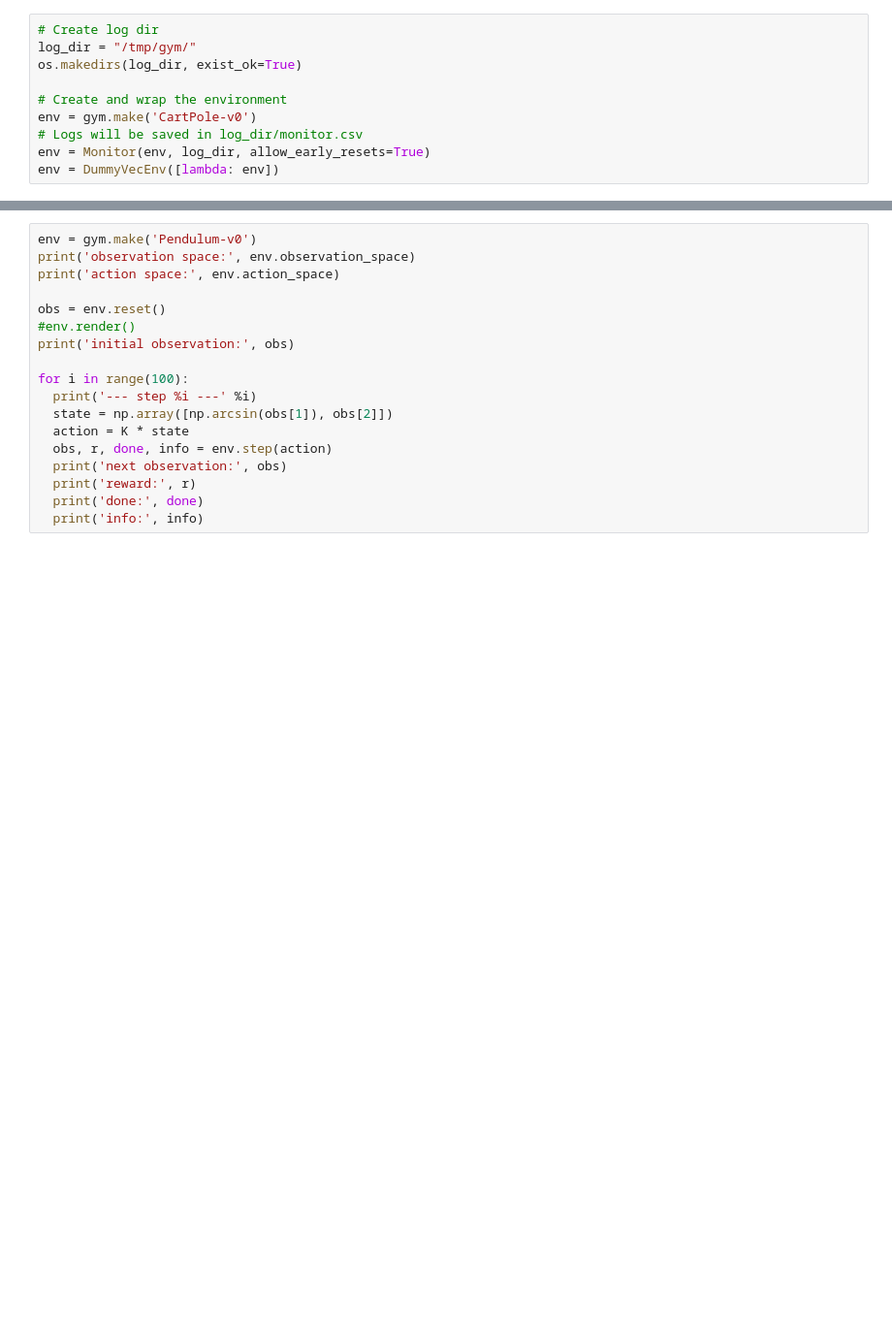
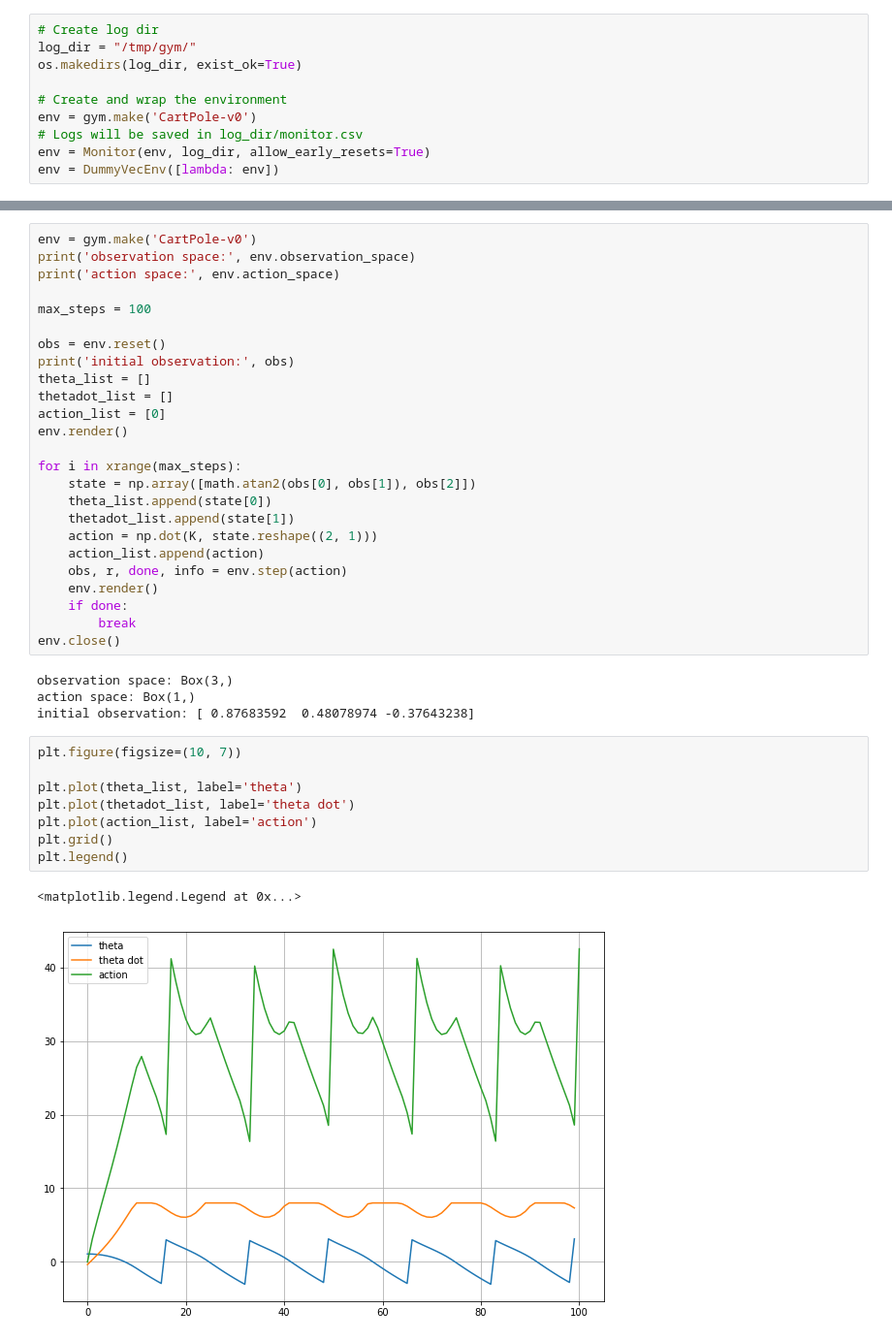
Before and after one commit to mathildebadoual/safe_rl, a Jupyter notebook: safe_rl.ipynb, the cells around one changed output, grey strips where cells are left out. Shown at 97% size. Drawn from its saved outputs; the diff is of its cells as text; blank space fills up the shorter version.

```diff
--- a/safe_rl.ipynb
+++ b/safe_rl.ipynb
@@ -54,20 +95,42 @@ R = 0.1
 
 K, _, _ = control.lqr(A, B, Q, R)
 # %%
-env = gym.make('Pendulum-v0')
+env = gym.make('CartPole-v0')
 print('observation space:', env.observation_space)
 print('action space:', env.action_space)
 
+max_steps = 100
+
 obs = env.reset()
-#env.render()
 print('initial observation:', obs)
+theta_list = []
+thetadot_list = []
+action_list = [0]
+env.render()
 
-for i in range(100):
-  print('--- step %i ---' %i)
-  state = np.array([np.arcsin(obs[1]), obs[2]])
-  action = K * state
-  obs, r, done, info = env.step(action)
-  print('next observation:', obs)
-  print('reward:', r)
-  print('done:', done)
-  print('info:', info)
+for i in xrange(max_steps):
+    state = np.array([math.atan2(obs[0], obs[1]), obs[2]])
+    theta_list.append(state[0])
+    thetadot_list.append(state[1])
+    action = np.dot(K, state.reshape((2, 1)))
+    action_list.append(action)
+    obs, r, done, info = env.step(action)
+    env.render()
+    if done:
+        break
+env.close()
+# %% [output]
+observation space: Box(3,)
+action space: Box(1,)
+initial observation: [ 0.87683592  0.48078974 -0.37643238]
+# %%
+plt.figure(figsize=(10, 7))
+
+plt.plot(theta_list, label='theta')
+plt.plot(thetadot_list, label='theta dot')
+plt.plot(action_list, label='action')
+plt.grid()
+plt.legend()
+# %% [output]
+<matplotlib.legend.Legend at 0x...>
+[figure, added]
```
Also changed, not shown: parts of 5 cells of this notebook, 5 other files.
